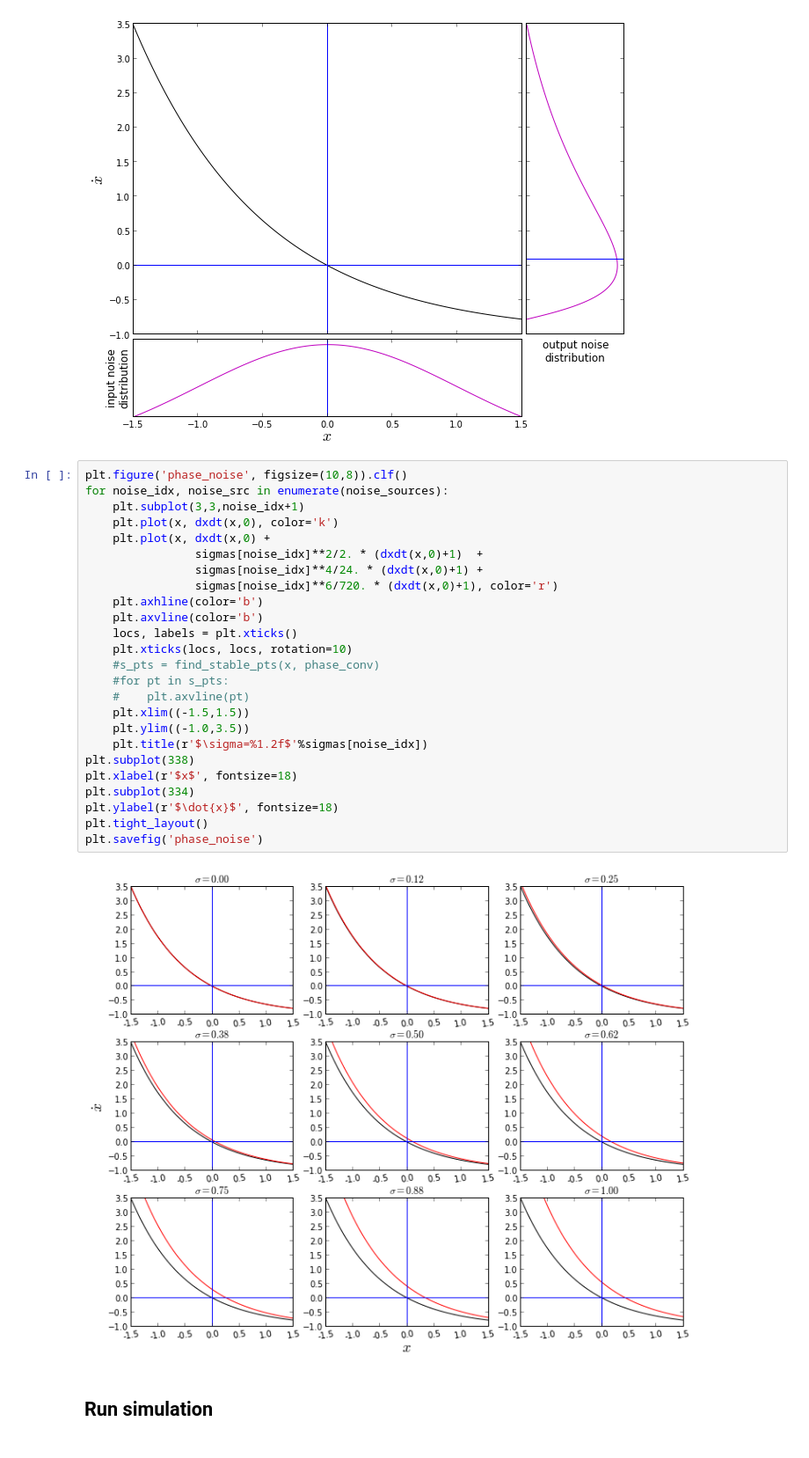
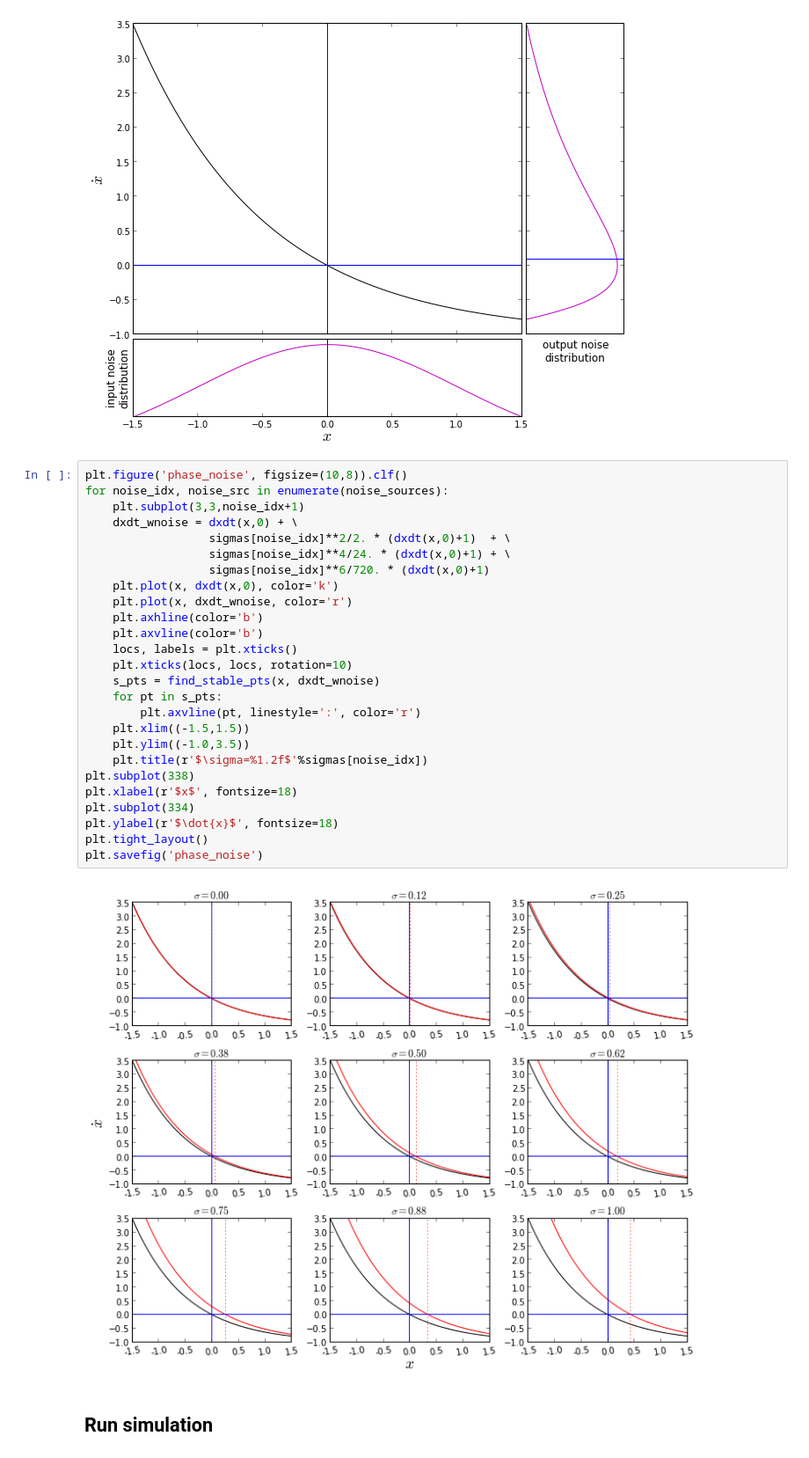
Before and after one commit to fragapanagos/noisy_dynamics, a Jupyter notebook: noisy_system.ipynb, the cells around one changed output. Shown at 88% size. Cells and saved outputs as stored; diff of their text form.

```diff
--- a/noisy_system.ipynb
+++ b/noisy_system.ipynb
@@ -140,30 +140,31 @@ plt.savefig('phase_noise_overlay')
 # %%
 plt.figure('phase_noise', figsize=(10,8)).clf()
 for noise_idx, noise_src in enumerate(noise_sources):
     plt.subplot(3,3,noise_idx+1)
+    dxdt_wnoise = dxdt(x,0) + \
+                  sigmas[noise_idx]**2/2. * (dxdt(x,0)+1)  + \
+                  sigmas[noise_idx]**4/24. * (dxdt(x,0)+1) + \
+                  sigmas[noise_idx]**6/720. * (dxdt(x,0)+1)
     plt.plot(x, dxdt(x,0), color='k')
-    plt.plot(x, dxdt(x,0) +
-                sigmas[noise_idx]**2/2. * (dxdt(x,0)+1)  +
-                sigmas[noise_idx]**4/24. * (dxdt(x,0)+1) +
-                sigmas[noise_idx]**6/720. * (dxdt(x,0)+1), color='r')
+    plt.plot(x, dxdt_wnoise, color='r')
     plt.axhline(color='b')
     plt.axvline(color='b')
     locs, labels = plt.xticks()
     plt.xticks(locs, locs, rotation=10)
-    #s_pts = find_stable_pts(x, phase_conv)
-    #for pt in s_pts:
-    #    plt.axvline(pt)
+    s_pts = find_stable_pts(x, dxdt_wnoise)
+    for pt in s_pts:
+        plt.axvline(pt, linestyle=':', color='r')
     plt.xlim((-1.5,1.5))
     plt.ylim((-1.0,3.5))
     plt.title(r'$\sigma=%1.2f$'%sigmas[noise_idx])
 plt.subplot(338)
 plt.xlabel(r'$x$', fontsize=18)
 plt.subplot(334)
 plt.ylabel(r'$\dot{x}$', fontsize=18)
 plt.tight_layout()
 plt.savefig('phase_noise')
 # %% [output]
-[figure, old version]
+[figure, new version]
 # %% [markdown]
 ## Run simulation
 # %% [markdown]
```
Also changed, not shown: parts of 4 cells of this notebook, 2 other files.
